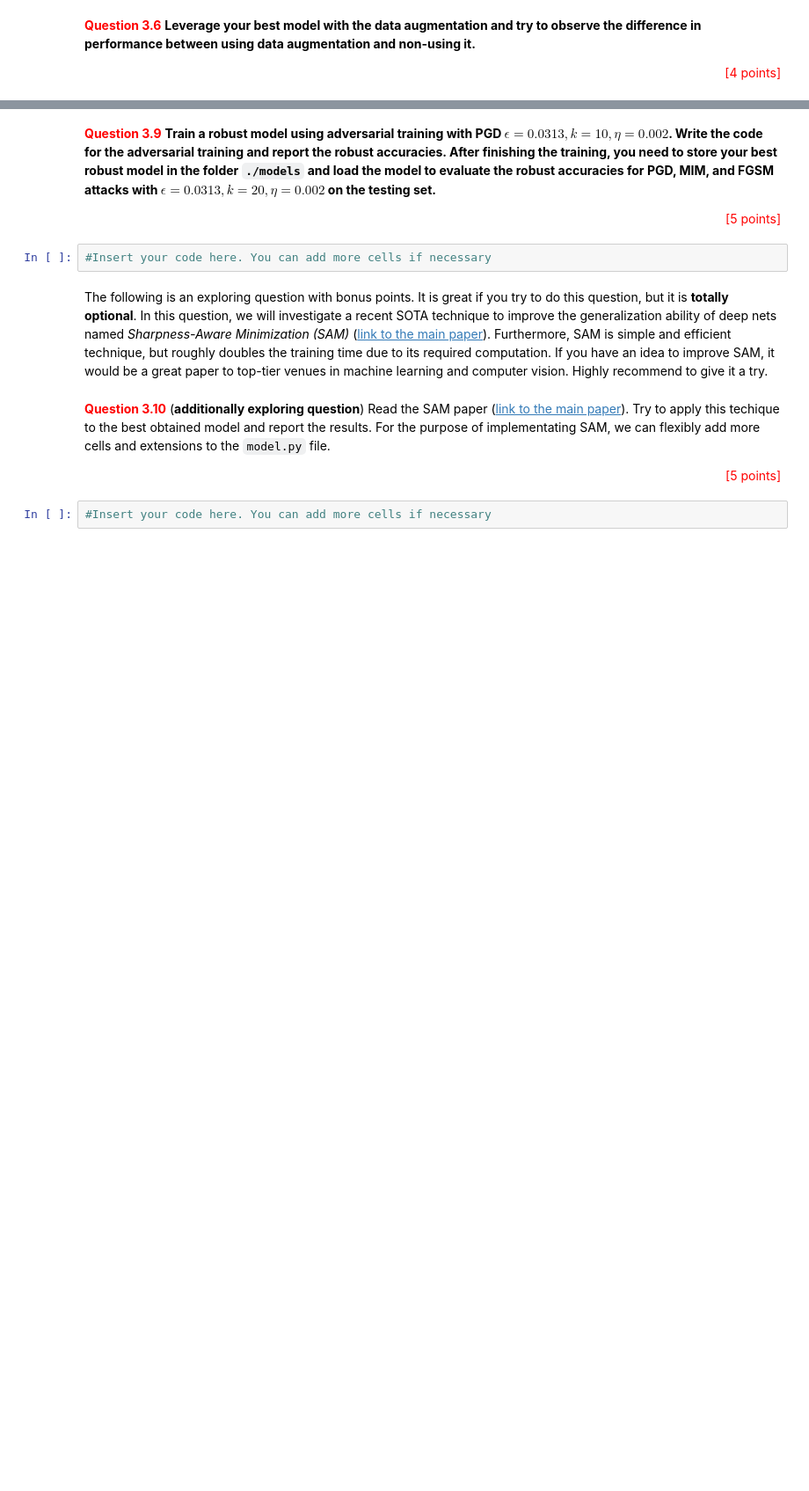
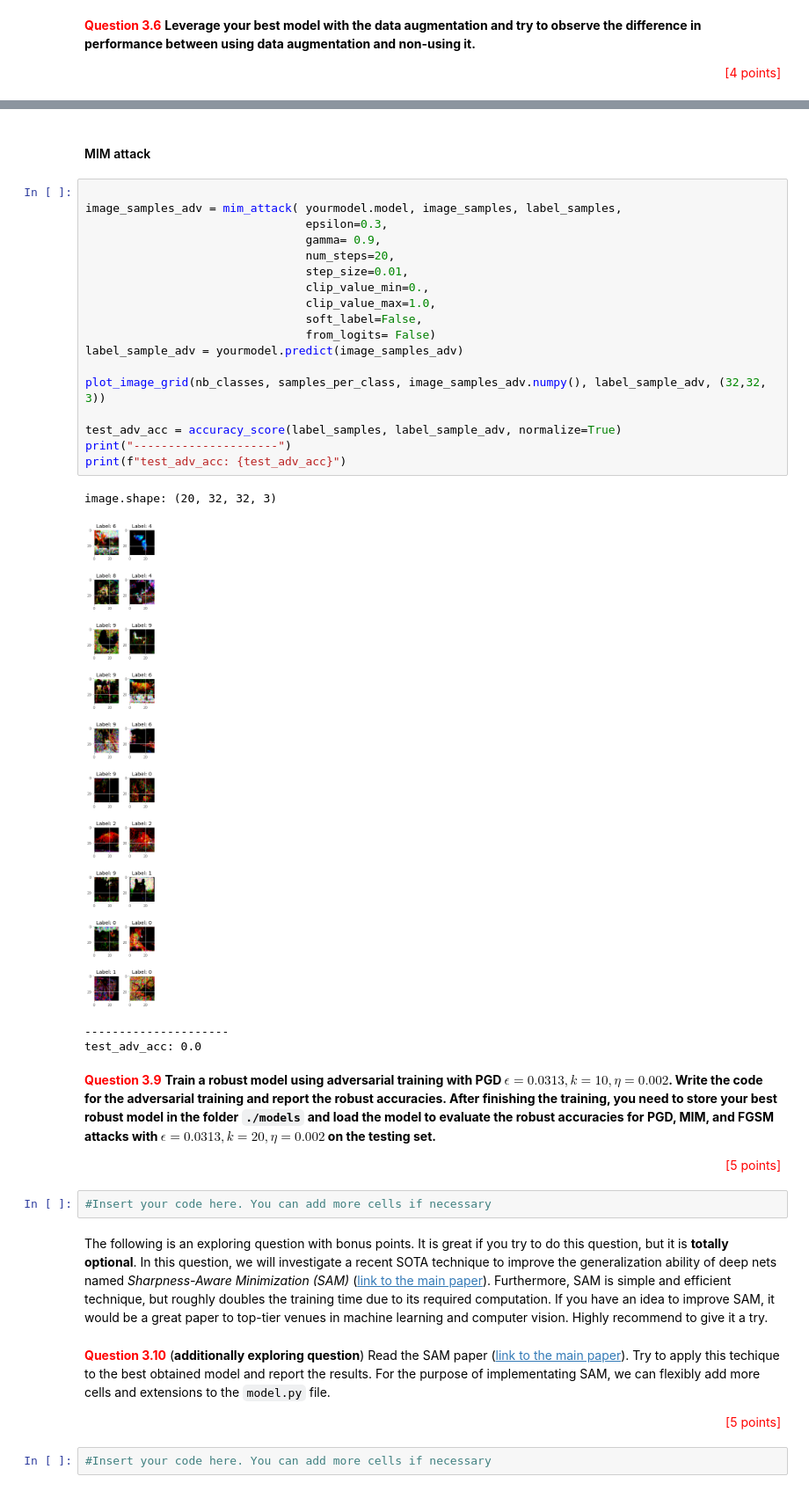
Before and after one commit to lee-jian-hui/FIT3181-Deep-Learning, a Jupyter notebook: assignment/FIT3181_Assignment_1/FIT3181_Assignment1-2022.ipynb, the cells around one changed output, grey strips where cells are left out. Shown at 88% size. Drawn from its saved outputs; the diff is of its cells as text; blank space fills up the shorter version.

```diff
--- a/assignment/FIT3181_Assignment_1/FIT3181_Assignment1-2022.ipynb
+++ b/assignment/FIT3181_Assignment_1/FIT3181_Assignment1-2022.ipynb
@@ -1152,3 +2784,28 @@ You need to extend your model developed above, train a model using data mixup, a
+# %% [markdown]
+#### MIM attack
+# %%
+
+image_samples_adv = mim_attack( yourmodel.model, image_samples, label_samples,
+                                epsilon=0.3,
+                                gamma= 0.9,
+                                num_steps=20,
+                                step_size=0.01,
+                                clip_value_min=0.,
+                                clip_value_max=1.0,
+                                soft_label=False,
+                                from_logits= False)
+label_sample_adv = yourmodel.predict(image_samples_adv)
+
+plot_image_grid(nb_classes, samples_per_class, image_samples_adv.numpy(), label_sample_adv, (32,32, 3))
+
+test_adv_acc = accuracy_score(label_samples, label_sample_adv, normalize=True)
+print("---------------------")
+print(f"test_adv_acc: {test_adv_acc}")
+# %% [output]
+image.shape: (20, 32, 32, 3)
+[figure, added]
+---------------------
+test_adv_acc: 0.0
 # %% [markdown]
 <span style="color:red">**Question 3.9**</span> **Train a robust model using adversarial training with PGD ${\epsilon= 0.0313, k=10, \eta= 0.002}$. Write the code for the adversarial training and report the robust accuracies. After finishing the training, you need to store your best robust model in the folder `./models` and load the model to evaluate the robust accuracies for PGD, MIM, and FGSM attacks with $\epsilon= 0.0313, k=20, \eta= 0.002$ on the testing set.**
 
```
Also changed, not shown: parts of 116 cells of this notebook.
